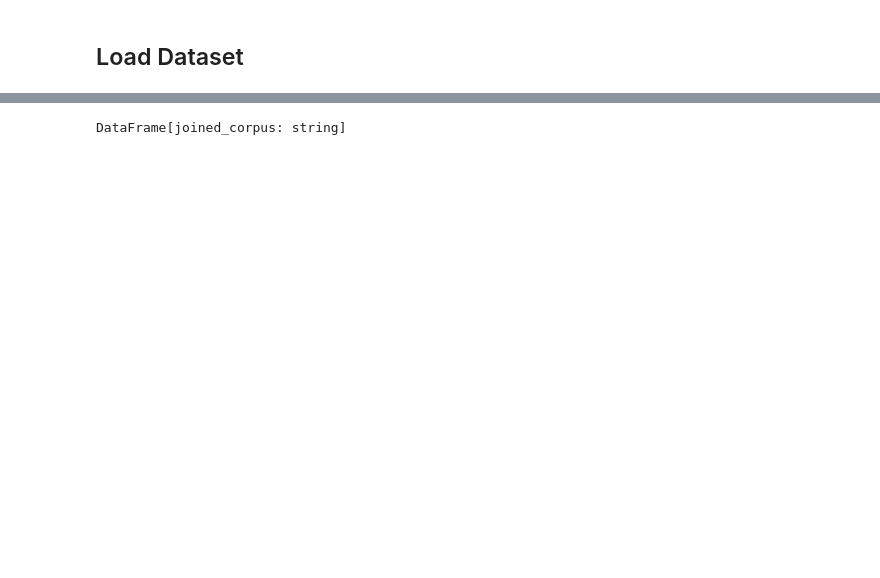
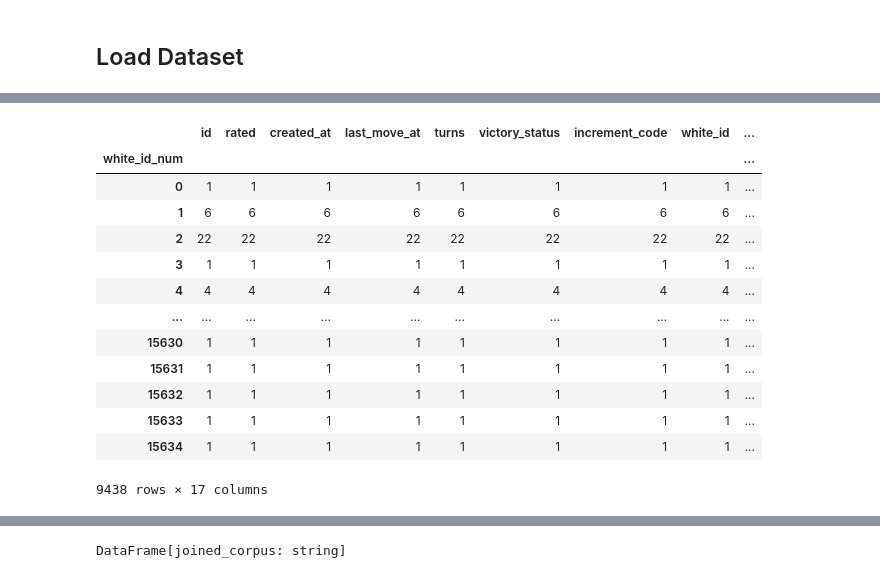
Before and after one commit to yuxiang-zhang/bigdata-spark-lichess, a Jupyter notebook: data_wrangling.ipynb, the cells around one changed output, grey strips where cells are left out. Cells and saved outputs as stored; diff of their text form; code cells hidden in the pictures; blank space fills up the shorter version.

```diff
--- a/data_wrangling.ipynb
+++ b/data_wrangling.ipynb
@@ -67,0 +126,3 @@ DataFrame[moves_list: array<string>]
+# %%
+# Drop Duplicates
+df = df.distinct()
@@ -67,0 +152,3 @@ DataFrame[moves_list: array<string>]
+# %%
+X = df.drop('winner')
+y = df.select('winner')
@@ -67,0 +161,12 @@ DataFrame[moves_list: array<string>]
+# %%
+# This section uses pandas DF
+X_pd = X.toPandas()
+y_pd = y.toPandas()
+# %%
+white_black_ids = pd.DataFrame(X_pd[['white_id', 'black_id']])
+white_black_ids = white_black_ids.stack().pipe(lambda s: pd.Series(pd.factorize(s.values)[0], s.index)).unstack()
+
+X_pd['white_id_num'] = white_black_ids['white_id']
+X_pd['black_id_num'] = white_black_ids['black_id']
+
+X_pd[['white_id', 'white_id_num', 'black_id', 'black_id_num']]
@@ -67,0 +199,17 @@ DataFrame[moves_list: array<string>]
+# %%
+X_pd.groupby('white_id_num').count()
+# %% [output]
+|  | id | rated | created_at | last_move_at | turns | victory_status | increment_code | white_id | ... |
+| white_id_num |  |  |  |  |  |  |  |  | ... |
+| 0 | 1 | 1 | 1 | 1 | 1 | 1 | 1 | 1 | ... |
+| 1 | 6 | 6 | 6 | 6 | 6 | 6 | 6 | 6 | ... |
+| 2 | 22 | 22 | 22 | 22 | 22 | 22 | 22 | 22 | ... |
+| 3 | 1 | 1 | 1 | 1 | 1 | 1 | 1 | 1 | ... |
+| 4 | 4 | 4 | 4 | 4 | 4 | 4 | 4 | 4 | ... |
+| ... | ... | ... | ... | ... | ... | ... | ... | ... | ... |
+| 15630 | 1 | 1 | 1 | 1 | 1 | 1 | 1 | 1 | ... |
+| 15631 | 1 | 1 | 1 | 1 | 1 | 1 | 1 | 1 | ... |
+| 15632 | 1 | 1 | 1 | 1 | 1 | 1 | 1 | 1 | ... |
+| 15633 | 1 | 1 | 1 | 1 | 1 | 1 | 1 | 1 | ... |
+| 15634 | 1 | 1 | 1 | 1 | 1 | 1 | 1 | 1 | ... |
+9438 rows × 17 columns
```
Also changed, not shown: parts of 55 cells of this notebook.
